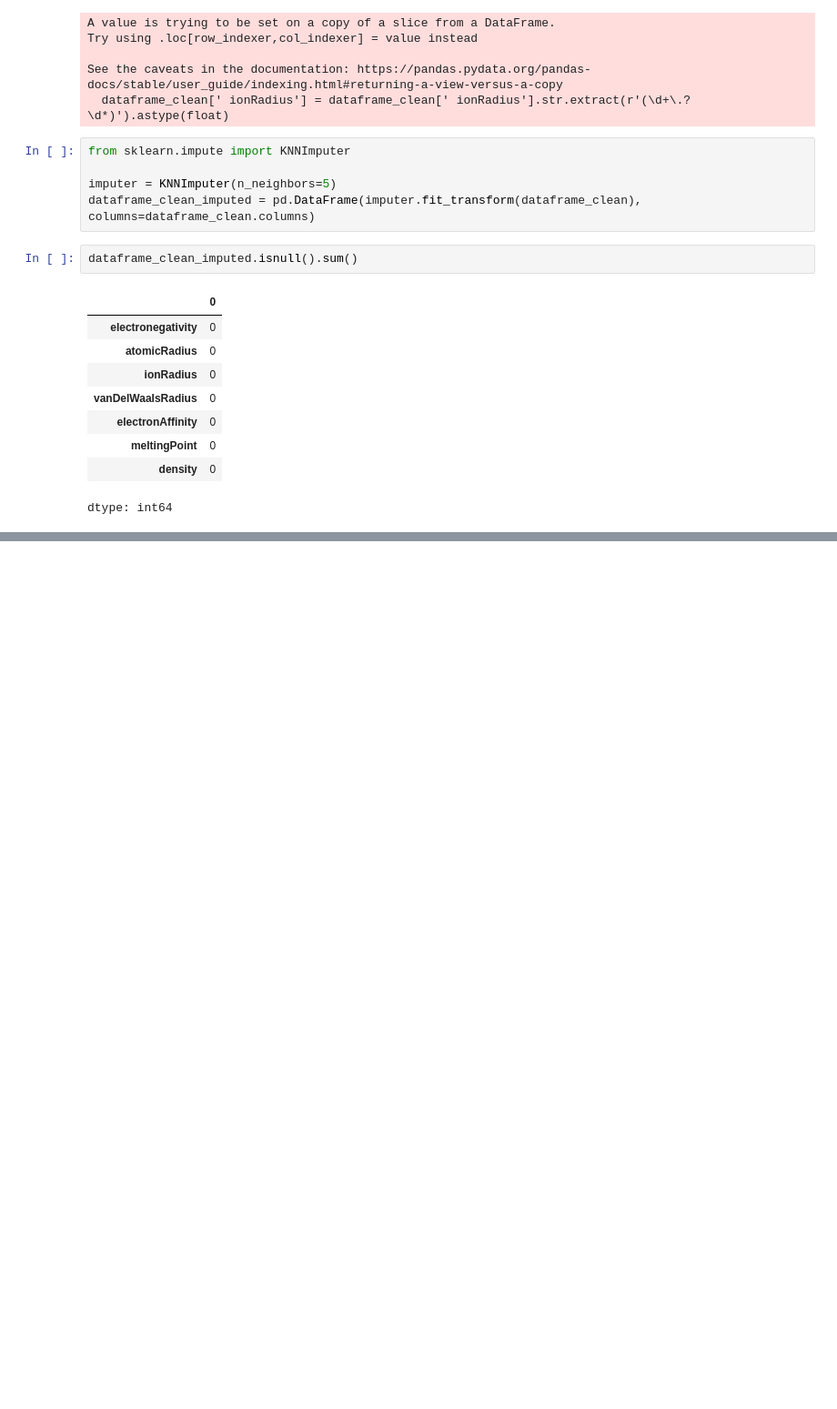
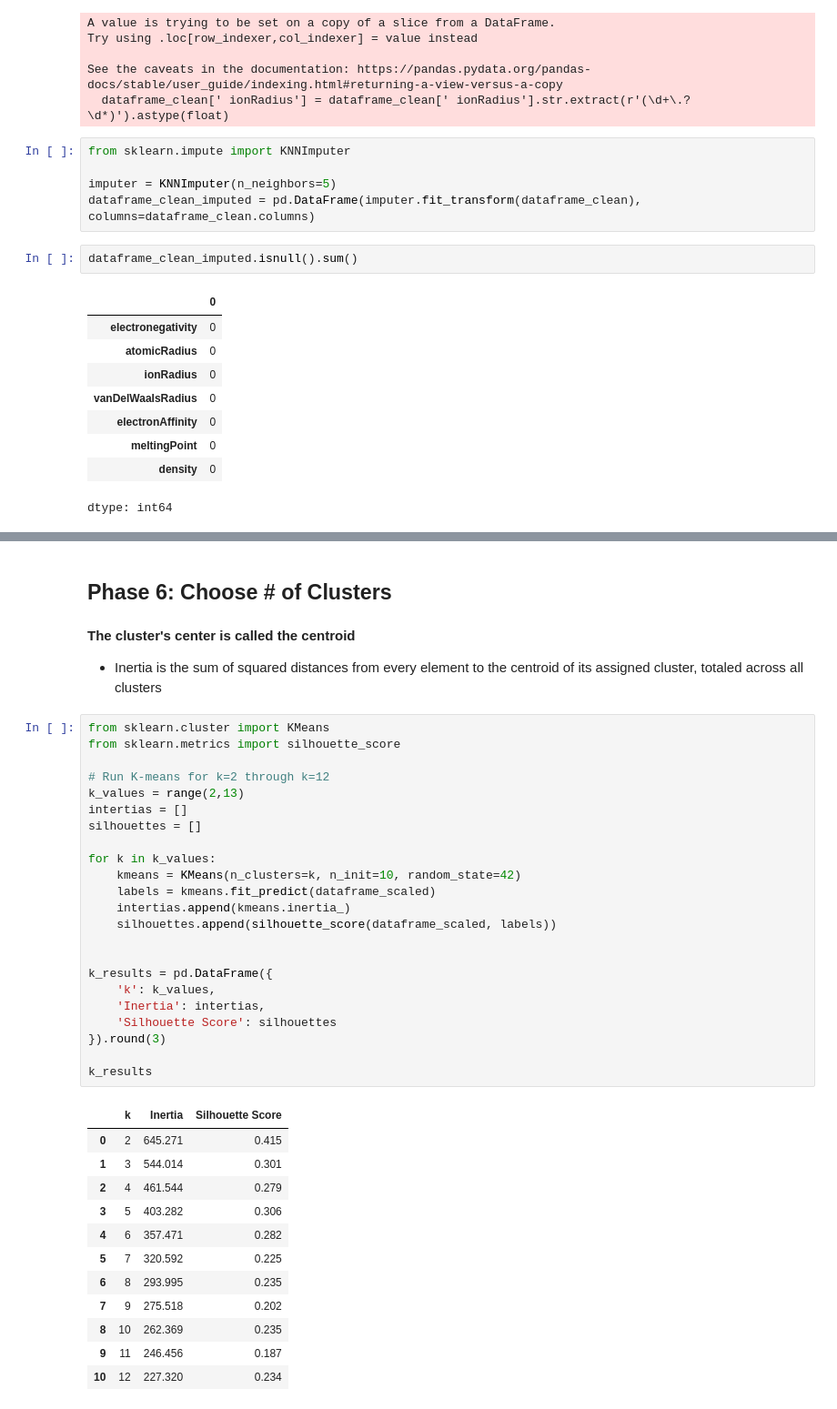
Before and after one commit to paulclarkdata/periodic_table_cluster, a Jupyter notebook: period_table_cluster.ipynb, the cells around one changed output, grey strips where cells are left out. Shown at 91% size. Saved outputs shown, nothing was run; the diff lists cells and outputs as text; blank space fills up the shorter version.

```diff
--- a/period_table_cluster.ipynb
+++ b/period_table_cluster.ipynb
@@ -164,0 +191,41 @@ dtype: int64
+# %% [markdown]
+## Phase 6: Choose # of Clusters ##
+# %% [markdown]
+**The cluster's center is called the centroid**
+* Inertia is the sum of squared distances from every element to the centroid of its assigned cluster, totaled across all clusters
+# %%
+from sklearn.cluster import KMeans
+from sklearn.metrics import silhouette_score
+
+# Run K-means for k=2 through k=12
+k_values = range(2,13)
+intertias = []
+silhouettes = []
+
+for k in k_values:
+    kmeans = KMeans(n_clusters=k, n_init=10, random_state=42)
+    labels = kmeans.fit_predict(dataframe_scaled)
+    intertias.append(kmeans.inertia_)
+    silhouettes.append(silhouette_score(dataframe_scaled, labels))
+
+
+k_results = pd.DataFrame({
+    'k': k_values,
+    'Inertia': intertias,
+    'Silhouette Score': silhouettes
+}).round(3)
+
+k_results
+# %% [output]
+|  | k | Inertia | Silhouette Score |
+| 0 | 2 | 645.271 | 0.415 |
+| 1 | 3 | 544.014 | 0.301 |
+| 2 | 4 | 461.544 | 0.279 |
+| 3 | 5 | 403.282 | 0.306 |
+| 4 | 6 | 357.471 | 0.282 |
+| 5 | 7 | 320.592 | 0.225 |
+| 6 | 8 | 293.995 | 0.235 |
+| 7 | 9 | 275.518 | 0.202 |
+| 8 | 10 | 262.369 | 0.235 |
+| 9 | 11 | 246.456 | 0.187 |
+| 10 | 12 | 227.320 | 0.234 |
```
Also changed, not shown: parts of 8 cells of this notebook.
